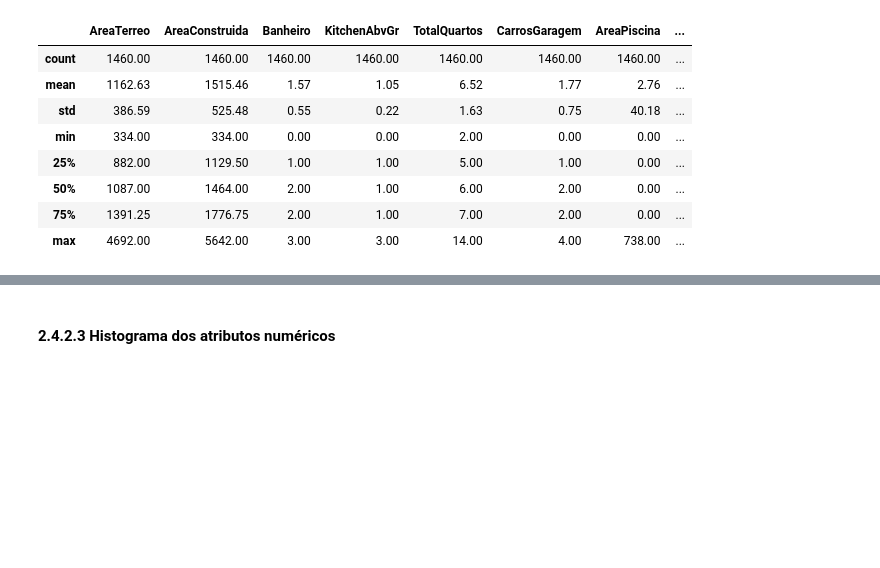
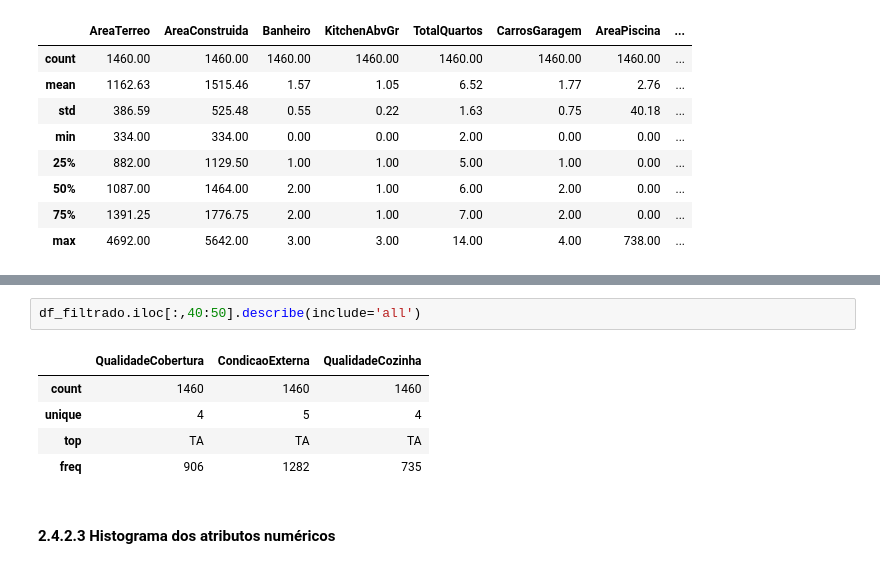
Before and after one commit to casjunior93/Desafio-Regressao---Tera, a Jupyter notebook: Desafio_Regressão_Tera_Refeito.ipynb, the cells around one changed output, grey strips where cells are left out. Cells and saved outputs as stored; diff of their text form; blank space fills up the shorter version.

```diff
--- a/Desafio_Regressão_Tera_Refeito.ipynb
+++ b/Desafio_Regressão_Tera_Refeito.ipynb
@@ -274,3 +280,11 @@ df_filtrado.iloc[:,30:40].describe(include='all')
+# %%
+df_filtrado.iloc[:,40:50].describe(include='all')
+# %% [output]
+|  | QualidadeCobertura | CondicaoExterna | QualidadeCozinha |
+| count | 1460 | 1460 | 1460 |
+| unique | 4 | 5 | 4 |
+| top | TA | TA | TA |
+| freq | 906 | 1282 | 735 |
 # %% [markdown]
 #### 2.4.2.3 Histograma dos atributos numéricos
 # %%
```
Also changed, not shown: parts of 63 cells of this notebook.
